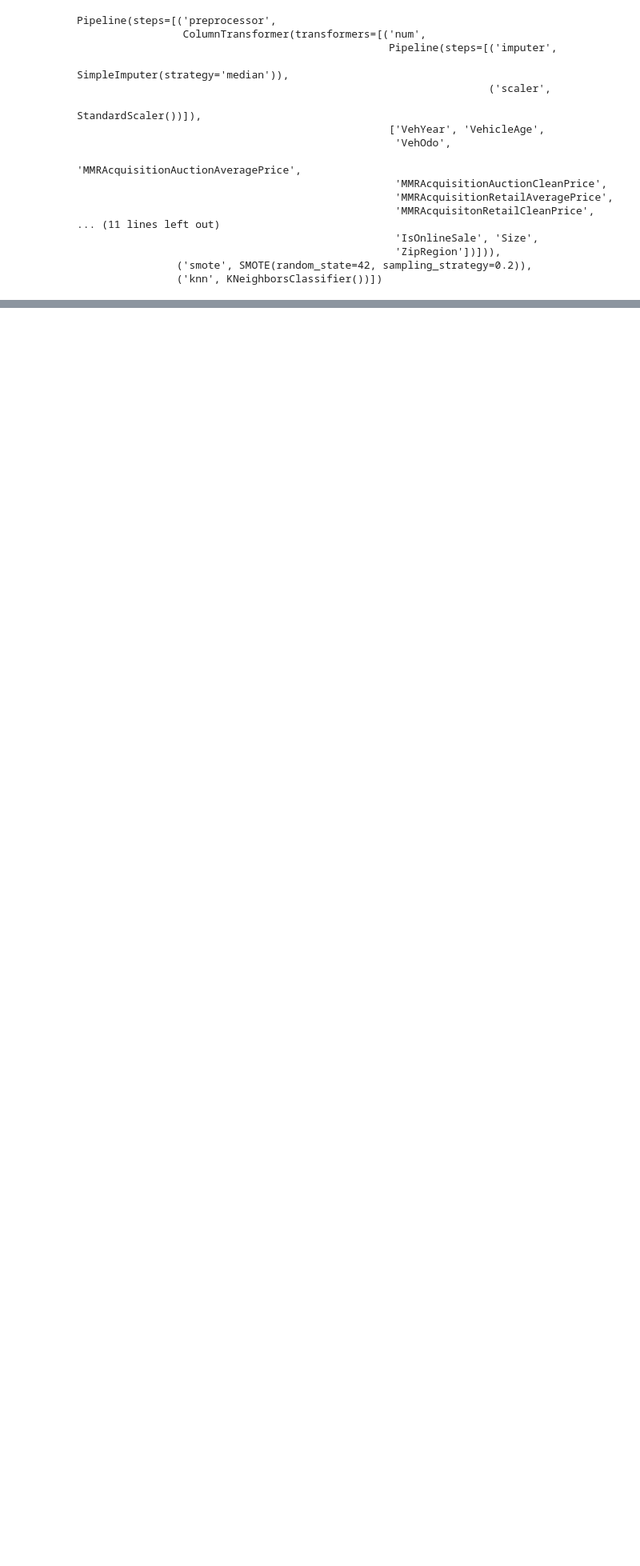
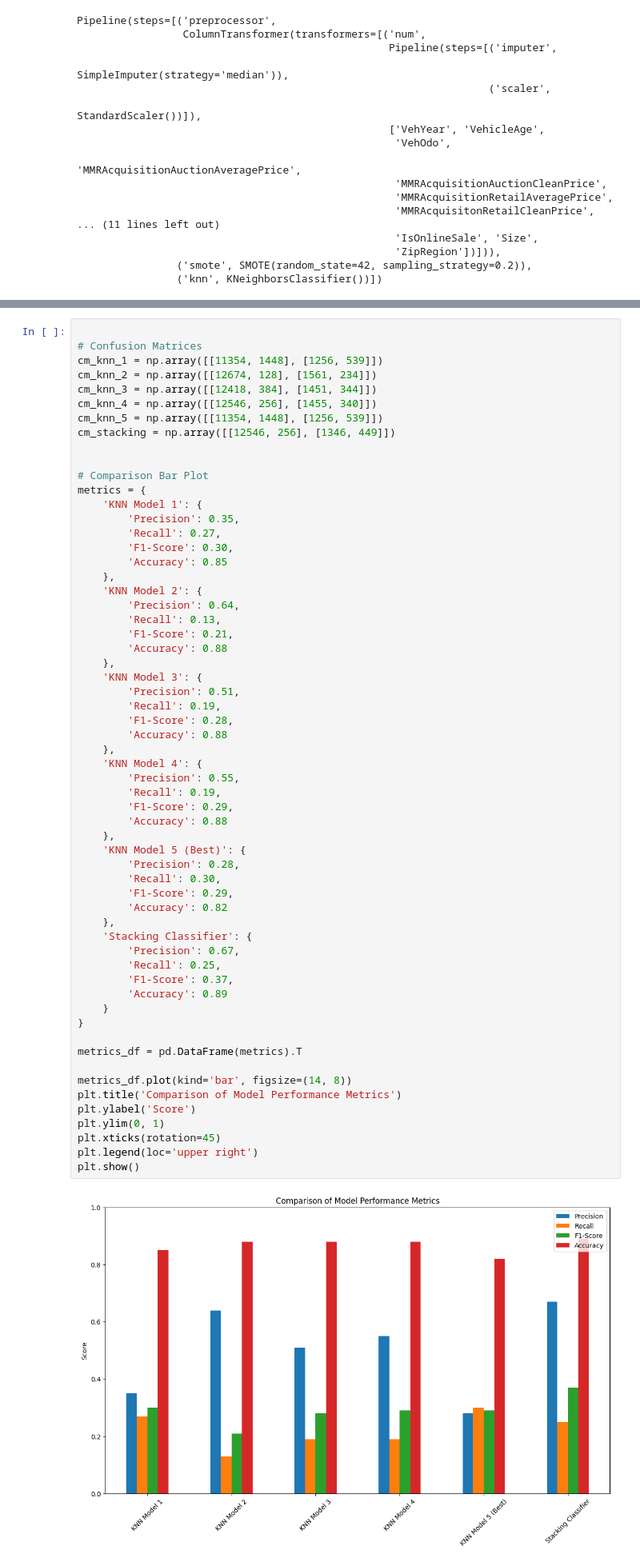
Before and after one commit to 4GeeksAcademy/Isabell-Joane-Eric-Final-Project, a Jupyter notebook: src/KNN.ipynb, the cells around one changed output, grey strips where cells are left out. Shown at 80% size. Drawn from its saved outputs; the diff is of its cells as text; blank space fills up the shorter version.

```diff
--- a/src/KNN.ipynb
+++ b/src/KNN.ipynb
@@ -178,0 +453,62 @@ print(report_knn_smote)
+# %%
+
+# Confusion Matrices
+cm_knn_1 = np.array([[11354, 1448], [1256, 539]])
+cm_knn_2 = np.array([[12674, 128], [1561, 234]])
+cm_knn_3 = np.array([[12418, 384], [1451, 344]])
+cm_knn_4 = np.array([[12546, 256], [1455, 340]])
+cm_knn_5 = np.array([[11354, 1448], [1256, 539]])
+cm_stacking = np.array([[12546, 256], [1346, 449]])
+
+
+# Comparison Bar Plot
+metrics = {
+    'KNN Model 1': {
+        'Precision': 0.35,
+        'Recall': 0.27,
+        'F1-Score': 0.30,
+        'Accuracy': 0.85
+    },
+    'KNN Model 2': {
+        'Precision': 0.64,
+        'Recall': 0.13,
+        'F1-Score': 0.21,
+        'Accuracy': 0.88
+    },
+    'KNN Model 3': {
+        'Precision': 0.51,
+        'Recall': 0.19,
+        'F1-Score': 0.28,
+        'Accuracy': 0.88
+    },
+    'KNN Model 4': {
+        'Precision': 0.55,
+        'Recall': 0.19,
+        'F1-Score': 0.29,
+        'Accuracy': 0.88
+    },
+    'KNN Model 5 (Best)': {
+        'Precision': 0.28,
+        'Recall': 0.30,
+        'F1-Score': 0.29,
+        'Accuracy': 0.82
+    },
+    'Stacking Classifier': {
+        'Precision': 0.67,
+        'Recall': 0.25,
+        'F1-Score': 0.37,
+        'Accuracy': 0.89
+    }
+}
+
+metrics_df = pd.DataFrame(metrics).T
+
+metrics_df.plot(kind='bar', figsize=(14, 8))
+plt.title('Comparison of Model Performance Metrics')
+plt.ylabel('Score')
+plt.ylim(0, 1)
+plt.xticks(rotation=45)
+plt.legend(loc='upper right')
+plt.show()
+# %% [output]
+[figure, added]
```
Also changed, not shown: parts of 24 cells of this notebook, 7 other files.
